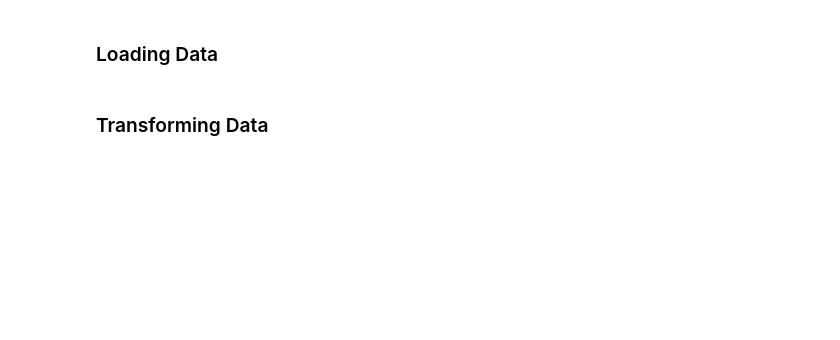
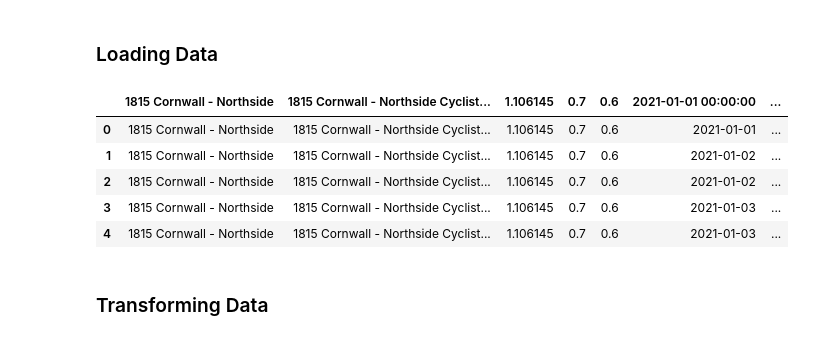
Before and after one commit to JesseScott/vancouver.cycling.data, a Jupyter notebook: bike-data.ipynb, the cells around one changed output. Saved outputs shown, nothing was run; the diff lists cells and outputs as text; code cells hidden in the pictures; blank space fills up the shorter version.

Commit message:
Reference proper sheet

```diff
--- a/bike-data.ipynb
+++ b/bike-data.ipynb
@@ -43,3 +60,20 @@ df = pd.read_excel(resolved_file_path, header=1)
+# %%
+# Which worksheet to load: choose between 'Documentation' and the data sheet
+# Keep as a single variable so it's easy to change later
+sheet_name = 'City of Vancouver Bike Data'
+
+# Read the worksheet directly. The sheet already contains a header row, so use header=1
+# (this preserves the original simple behaviour and avoids parsing the Documentation sheet)
+df = pd.read_excel(resolved_file_path, sheet_name=sheet_name, header=1)
+# %%
+df.head()
+# %% [output]
+|  | 1815 Cornwall - Northside | 1815 Cornwall - Northside Cyclist... | 1.106145 | 0.7 | 0.6 | 2021-01-01 00:00:00 | ... |
+| 0 | 1815 Cornwall - Northside | 1815 Cornwall - Northside Cyclist... | 1.106145 | 0.7 | 0.6 | 2021-01-01 | ... |
+| 1 | 1815 Cornwall - Northside | 1815 Cornwall - Northside Cyclist... | 1.106145 | 0.7 | 0.6 | 2021-01-02 | ... |
+| 2 | 1815 Cornwall - Northside | 1815 Cornwall - Northside Cyclist... | 1.106145 | 0.7 | 0.6 | 2021-01-02 | ... |
+| 3 | 1815 Cornwall - Northside | 1815 Cornwall - Northside Cyclist... | 1.106145 | 0.7 | 0.6 | 2021-01-03 | ... |
+| 4 | 1815 Cornwall - Northside | 1815 Cornwall - Northside Cyclist... | 1.106145 | 0.7 | 0.6 | 2021-01-03 | ... |
 # %% [markdown]
 ### Transforming Data
 # %%
```
Also changed, not shown: parts of 10 cells of this notebook.
